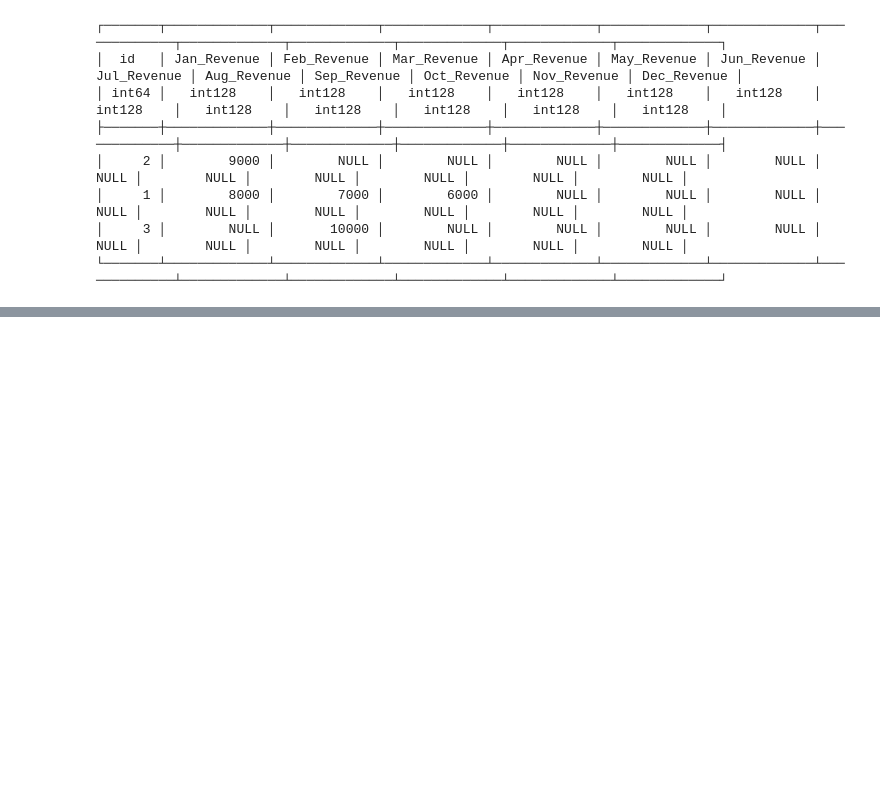
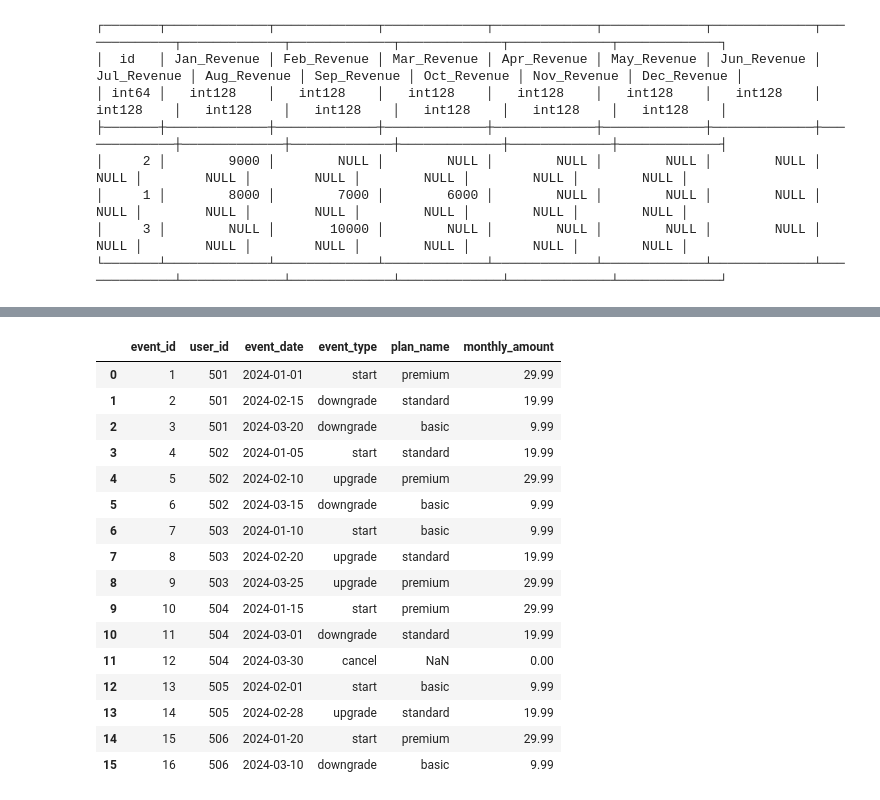
Before and after one commit to isaac-altair/SQL, a Jupyter notebook: Various_SQL_Exercises.ipynb, the cells around one changed output, grey strips where cells are left out. Drawn from its saved outputs; the diff is of its cells as text; code cells hidden in the pictures; blank space fills up the shorter version.

```diff
--- a/Various_SQL_Exercises.ipynb
+++ b/Various_SQL_Exercises.ipynb
@@ -2261,0 +4925,59 @@ from Department group by id
+# %%
+import pandas as pd
+import numpy as np
+import duckdb
+
+# Create the data dictionary
+data = {
+    "event_id": [1,2,3,4,5,6,7,8,9,10,11,12,13,14,15,16],
+    "user_id": [501,501,501,502,502,502,503,503,503,504,504,504,505,505,506,506],
+    "event_date": [
+        "2024-01-01","2024-02-15","2024-03-20",
+        "2024-01-05","2024-02-10","2024-03-15",
+        "2024-01-10","2024-02-20","2024-03-25",
+        "2024-01-15","2024-03-01","2024-03-30",
+        "2024-02-01","2024-02-28","2024-01-20","2024-03-10"
+    ],
+    "event_type": [
+        "start","downgrade","downgrade","start","upgrade","downgrade",
+        "start","upgrade","upgrade","start","downgrade","cancel",
+        "start","upgrade","start","downgrade"
+    ],
+    "plan_name": [
+        "premium","standard","basic","standard","premium","basic",
+        "basic","standard","premium","premium","standard",np.nan,
+        "basic","standard","premium","basic"
+    ],
+    "monthly_amount": [
+        29.99,19.99,9.99,19.99,29.99,9.99,9.99,19.99,29.99,29.99,
+        19.99,0.00,9.99,19.99,29.99,9.99
+    ]
+}
+
+# Create DataFrame
+df = pd.DataFrame(data)
+
+# Convert event_date to datetime
+df["event_date"] = pd.to_datetime(df["event_date"])
+
+subscription_events = df
+
+subscription_events
+# %% [output]
+|  | event_id | user_id | event_date | event_type | plan_name | monthly_amount |
+| 0 | 1 | 501 | 2024-01-01 | start | premium | 29.99 |
+| 1 | 2 | 501 | 2024-02-15 | downgrade | standard | 19.99 |
+| 2 | 3 | 501 | 2024-03-20 | downgrade | basic | 9.99 |
+| 3 | 4 | 502 | 2024-01-05 | start | standard | 19.99 |
+| 4 | 5 | 502 | 2024-02-10 | upgrade | premium | 29.99 |
+| 5 | 6 | 502 | 2024-03-15 | downgrade | basic | 9.99 |
+| 6 | 7 | 503 | 2024-01-10 | start | basic | 9.99 |
+| 7 | 8 | 503 | 2024-02-20 | upgrade | standard | 19.99 |
+| 8 | 9 | 503 | 2024-03-25 | upgrade | premium | 29.99 |
+| 9 | 10 | 504 | 2024-01-15 | start | premium | 29.99 |
+| 10 | 11 | 504 | 2024-03-01 | downgrade | standard | 19.99 |
+| 11 | 12 | 504 | 2024-03-30 | cancel | NaN | 0.00 |
+| 12 | 13 | 505 | 2024-02-01 | start | basic | 9.99 |
+| 13 | 14 | 505 | 2024-02-28 | upgrade | standard | 19.99 |
+| 14 | 15 | 506 | 2024-01-20 | start | premium | 29.99 |
+| 15 | 16 | 506 | 2024-03-10 | downgrade | basic | 9.99 |
```
Also changed, not shown: parts of 417 cells of this notebook.
